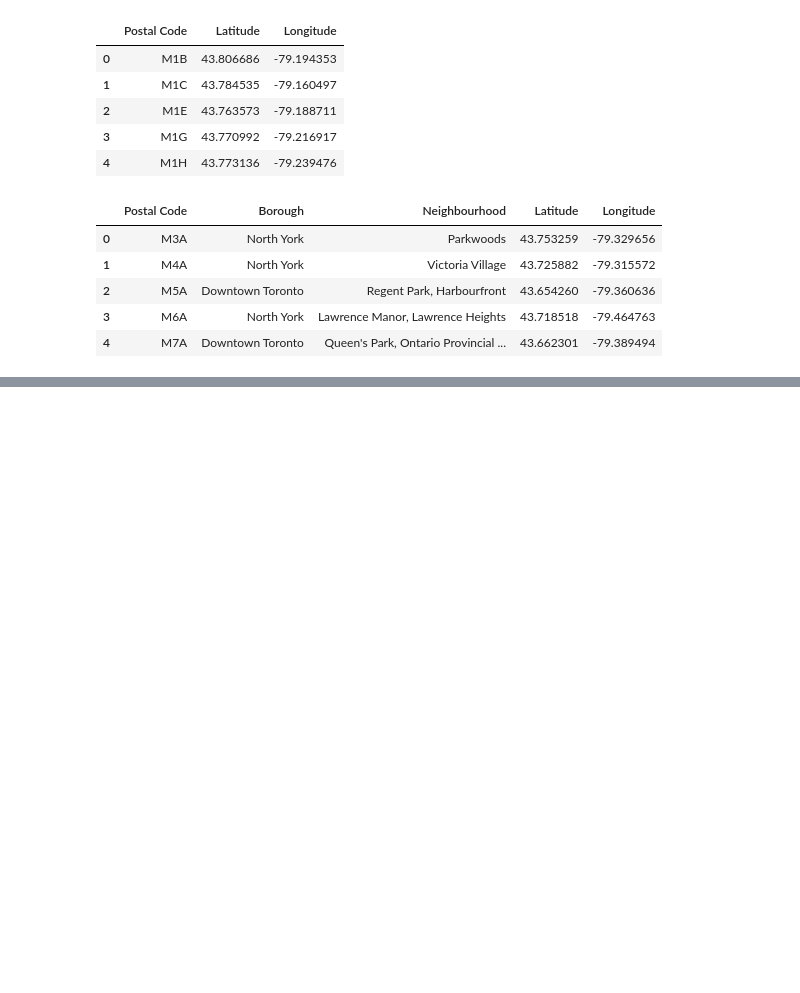
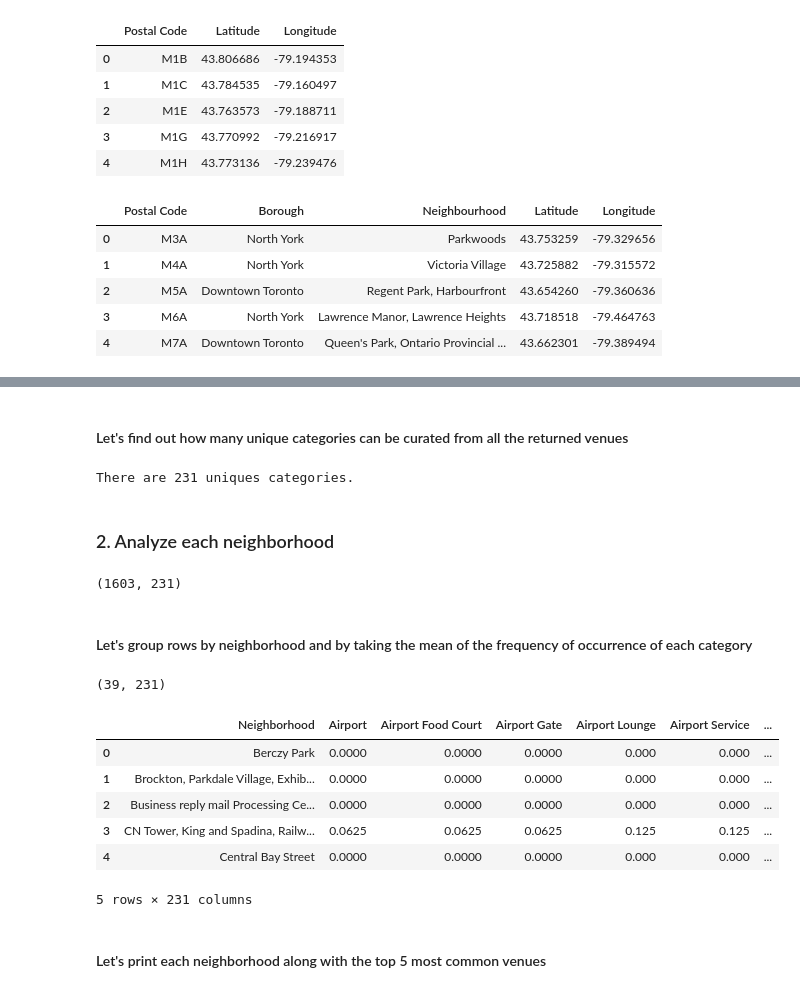
Before and after one commit to mandarazaf/Coursera_Capstone, a Jupyter notebook: toronto_segmentation.ipynb, the cells around one changed output, grey strips where cells are left out. Drawn from its saved outputs; the diff is of its cells as text; code cells hidden in the pictures; blank space fills up the shorter version.

```diff
--- a/toronto_segmentation.ipynb
+++ b/toronto_segmentation.ipynb
@@ -89,3 +103,13 @@ complete_df.head()
 | 2 | M5A | Downtown Toronto | Regent Park, Harbourfront | 43.654260 | -79.360636 |
 | 3 | M6A | North York | Lawrence Manor, Lawrence Heights | 43.718518 | -79.464763 |
 | 4 | M7A | Downtown Toronto | Queen's Park, Ontario Provincial ... | 43.662301 | -79.389494 |
+# %%
+print('The dataframe has {} boroughs and {} neighborhoods.'.format(
+        len(complete_df['Borough'].unique()),
+        complete_df.shape[0]
+    )
+     )
+
+#Get the borough that only contain the word Toronto
+toronto_df = complete_df[complete_df.Borough.str.contains('Toronto', regex=True)].reset_index(drop=True)
+toronto_df.head()
@@ -91,0 +182,9 @@ complete_df.head()
+# %%
+CLIENT_ID = 'CIYM54ZOILTJMGIZYSX2FREJZ1ENG0OCP4U03OM1ZSTVFB5H' # your Foursquare ID
+CLIENT_SECRET = 'ECILE0TNH2NUDPWJPD4OXFQ1C2ZXNENPRG1S01Q3LKYFS5PV' # your Foursquare Secret
+VERSION = '20180605' # Foursquare API version
+LIMIT = 100 # A default Foursquare API limit value
+
+print('My credentails:')
+print('CLIENT_ID: ' + CLIENT_ID)
+print('CLIENT_SECRET:' + CLIENT_SECRET)
@@ -91,0 +291,42 @@ complete_df.head()
+# %% [markdown]
+#### Let's find out how many unique categories can be curated from all the returned venues
+# %%
+print('There are {} uniques categories.'.format(len(toronto_venues['Venue Category'].unique())))
+# %% [output]
+There are 231 uniques categories.
+# %% [markdown]
+### 2. Analyze each neighborhood
+# %%
+# one hot encoding
+toronto_onehot = pd.get_dummies(toronto_venues[['Venue Category']], prefix="", prefix_sep="")
+# add neighborhood column back to dataframe
+toronto_onehot['Neighborhood'] = toronto_venues['Neighborhood']
+
+# move neighborhood column to the first column
+first_column = toronto_onehot.pop('Neighborhood')
+toronto_onehot.insert(0,'Neighborhood',first_column)
+
+
+toronto_onehot.head()
+print (toronto_onehot.shape)
+# %% [output]
+(1603, 231)
+# %% [markdown]
+#### Let's group rows by neighborhood and by taking the mean of the frequency of occurrence of each category
+# %%
+toronto_grouped = toronto_onehot.groupby('Neighborhood').mean().reset_index()
+
+print (toronto_grouped.shape) #New size
+
+toronto_grouped.head()
+# %% [output]
+(39, 231)
+|  | Neighborhood | Airport | Airport Food Court | Airport Gate | Airport Lounge | Airport Service | ... |
+| 0 | Berczy Park | 0.0000 | 0.0000 | 0.0000 | 0.000 | 0.000 | ... |
+| 1 | Brockton, Parkdale Village, Exhib... | 0.0000 | 0.0000 | 0.0000 | 0.000 | 0.000 | ... |
+| 2 | Business reply mail Processing Ce... | 0.0000 | 0.0000 | 0.0000 | 0.000 | 0.000 | ... |
+| 3 | CN Tower, King and Spadina, Railw... | 0.0625 | 0.0625 | 0.0625 | 0.125 | 0.125 | ... |
+| 4 | Central Bay Street | 0.0000 | 0.0000 | 0.0000 | 0.000 | 0.000 | ... |
+5 rows × 231 columns
+# %% [markdown]
+#### Let's print each neighborhood along with the top 5 most common venues
```
Also changed, not shown: parts of 29 cells of this notebook, 6 other files.
